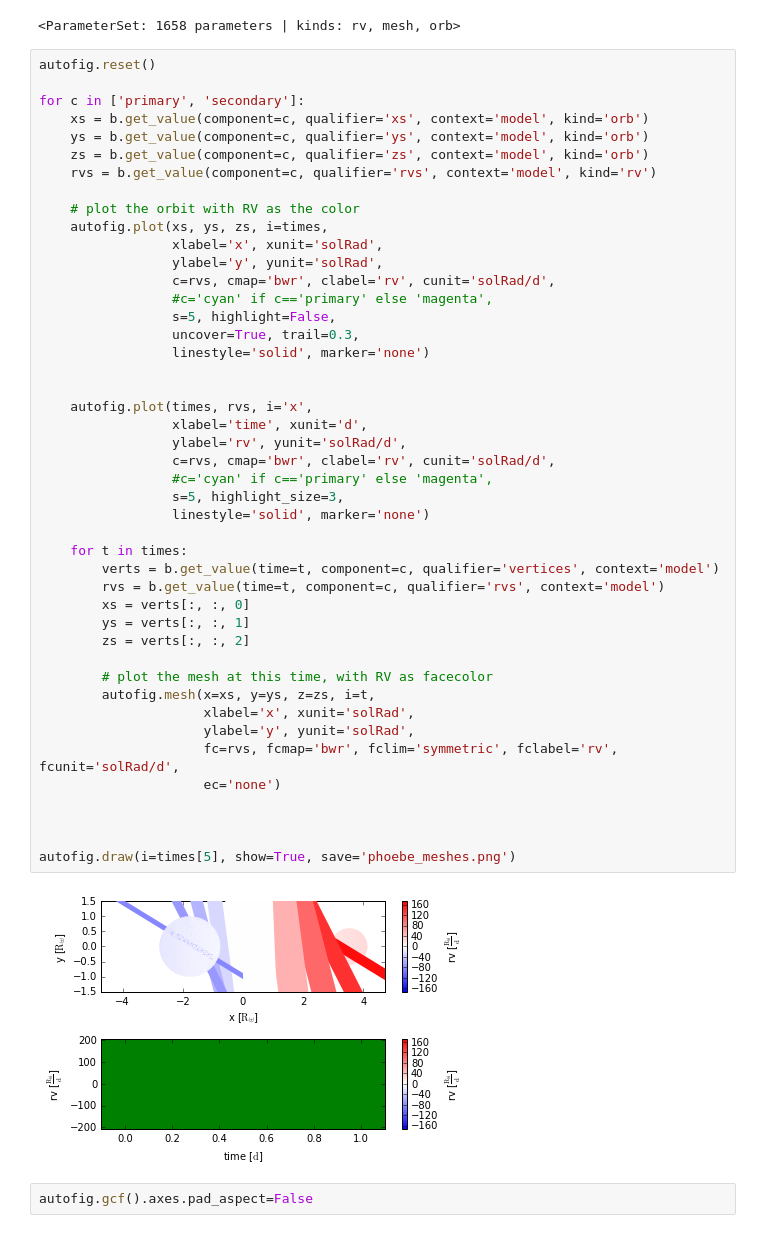
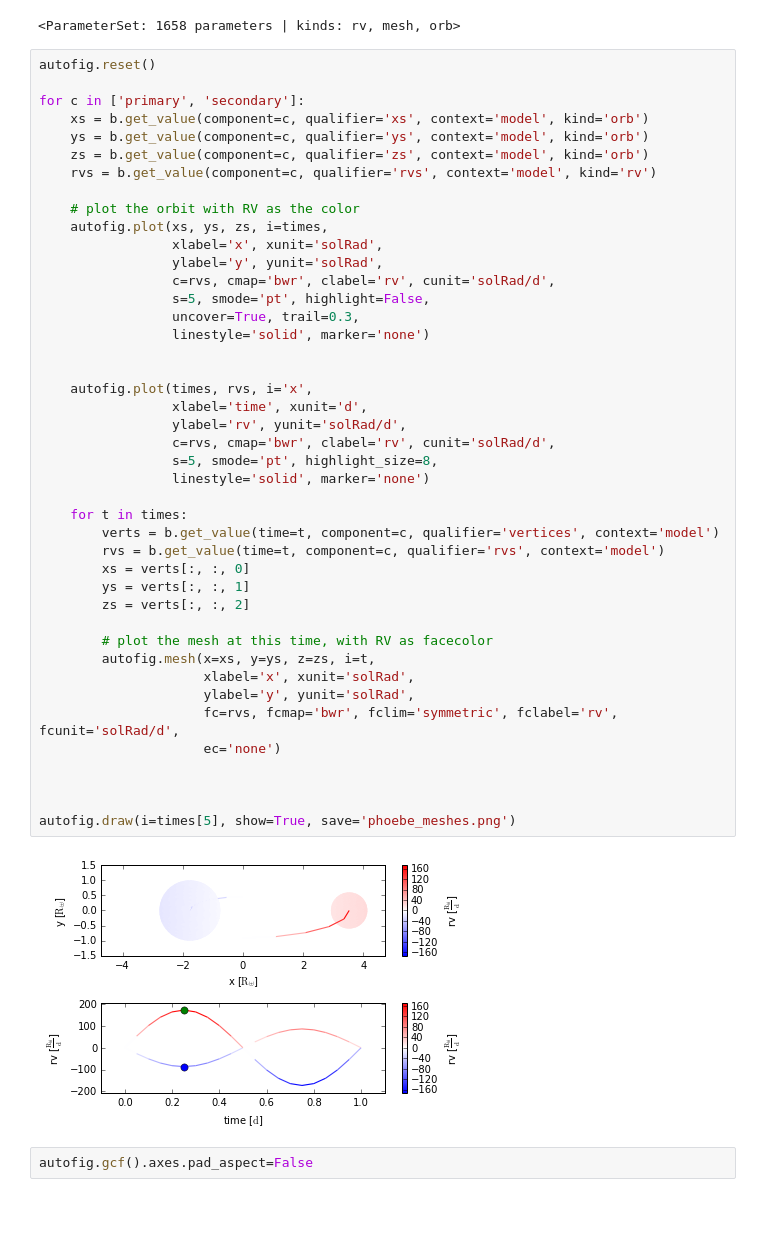
Before and after one commit to kecnry/autofig, a Jupyter notebook: gallery/phoebe_meshes.ipynb, the cells around one changed output. Cells and saved outputs as stored; diff of their text form.

```diff
--- a/gallery/phoebe_meshes.ipynb
+++ b/gallery/phoebe_meshes.ipynb
@@ -36,39 +36,37 @@ for c in ['primary', 'secondary']:
                  xlabel='x', xunit='solRad',
                  ylabel='y', yunit='solRad',
                  c=rvs, cmap='bwr', clabel='rv', cunit='solRad/d',
-                 #c='cyan' if c=='primary' else 'magenta',
-                 s=5, highlight=False,
+                 s=5, smode='pt', highlight=False,
                  uncover=True, trail=0.3,
                  linestyle='solid', marker='none')
 
 
     autofig.plot(times, rvs, i='x',
                  xlabel='time', xunit='d',
                  ylabel='rv', yunit='solRad/d',
                  c=rvs, cmap='bwr', clabel='rv', cunit='solRad/d',
-                 #c='cyan' if c=='primary' else 'magenta',
-                 s=5, highlight_size=3,
+                 s=5, smode='pt', highlight_size=8,
                  linestyle='solid', marker='none')
 
     for t in times:
         verts = b.get_value(time=t, component=c, qualifier='vertices', context='model')
         rvs = b.get_value(time=t, component=c, qualifier='rvs', context='model')
         xs = verts[:, :, 0]
         ys = verts[:, :, 1]
         zs = verts[:, :, 2]
 
         # plot the mesh at this time, with RV as facecolor
         autofig.mesh(x=xs, y=ys, z=zs, i=t,
                      xlabel='x', xunit='solRad',
                      ylabel='y', yunit='solRad',
                      fc=rvs, fcmap='bwr', fclim='symmetric', fclabel='rv', fcunit='solRad/d',
                      ec='none')
 
 
 
 autofig.draw(i=times[5], show=True, save='phoebe_meshes.png')
 # %% [output]
-[figure, old version]
+[figure, new version]
 # %%
 autofig.gcf().axes.pad_aspect=False
 # %%
```
Also changed, not shown: parts of 1 cell of this notebook, 2 other files.
